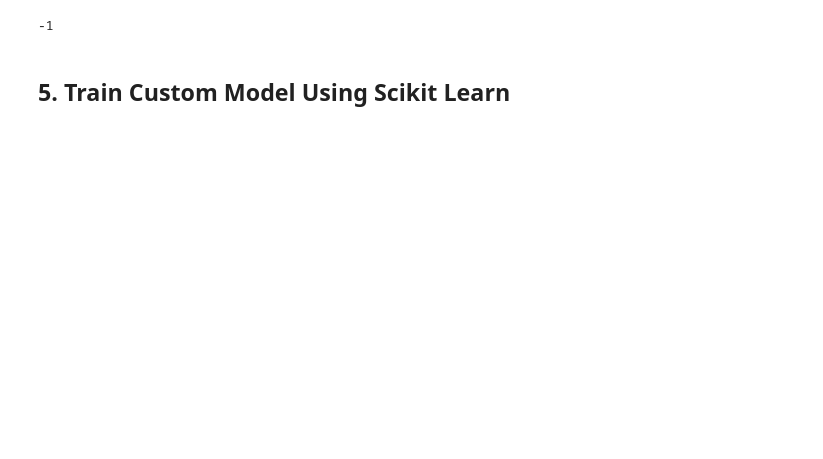
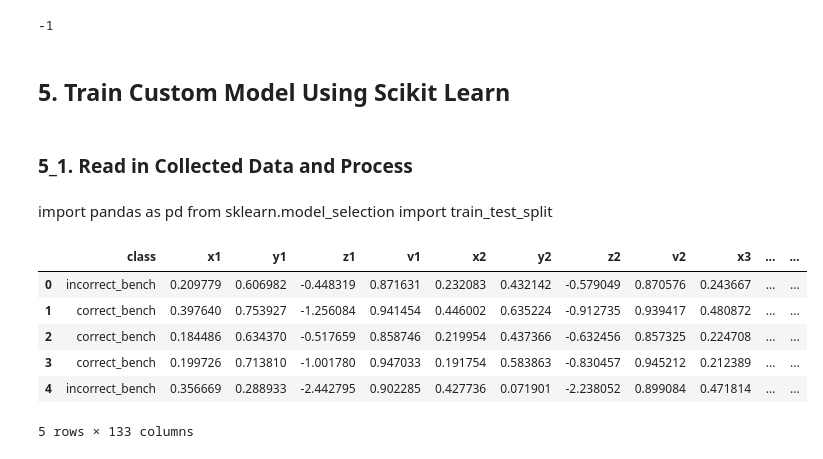
Before and after one commit to PSLeon24/AI_Exercise_Pose_Feedback, a Jupyter notebook: Main.ipynb, the cells around one changed output. Drawn from its saved outputs; the diff is of its cells as text; code cells hidden in the pictures; blank space fills up the shorter version.

```diff
--- a/Main.ipynb
+++ b/Main.ipynb
@@ -192,3 +190,8 @@ cv2.waitKey(1)
 -1
 # %% [markdown]
 ## 5. Train Custom Model Using Scikit Learn
+# %% [markdown]
+### 5_1. Read in Collected Data and Process
+# %% [markdown]
+import pandas as pd
+from sklearn.model_selection import train_test_split
@@ -194,0 +200,10 @@ cv2.waitKey(1)
+# %%
+df.head()
+# %% [output]
+|  | class | x1 | y1 | z1 | v1 | x2 | y2 | z2 | v2 | x3 | ... | ... |
+| 0 | incorrect_bench | 0.209779 | 0.606982 | -0.448319 | 0.871631 | 0.232083 | 0.432142 | -0.579049 | 0.870576 | 0.243667 | ... | ... |
+| 1 | correct_bench | 0.397640 | 0.753927 | -1.256084 | 0.941454 | 0.446002 | 0.635224 | -0.912735 | 0.939417 | 0.480872 | ... | ... |
+| 2 | correct_bench | 0.184486 | 0.634370 | -0.517659 | 0.858746 | 0.219954 | 0.437366 | -0.632456 | 0.857325 | 0.224708 | ... | ... |
+| 3 | correct_bench | 0.199726 | 0.713810 | -1.001780 | 0.947033 | 0.191754 | 0.583863 | -0.830457 | 0.945212 | 0.212389 | ... | ... |
+| 4 | incorrect_bench | 0.356669 | 0.288933 | -2.442795 | 0.902285 | 0.427736 | 0.071901 | -2.238052 | 0.899084 | 0.471814 | ... | ... |
+5 rows × 133 columns
```
Also changed, not shown: parts of 27 cells of this notebook.
